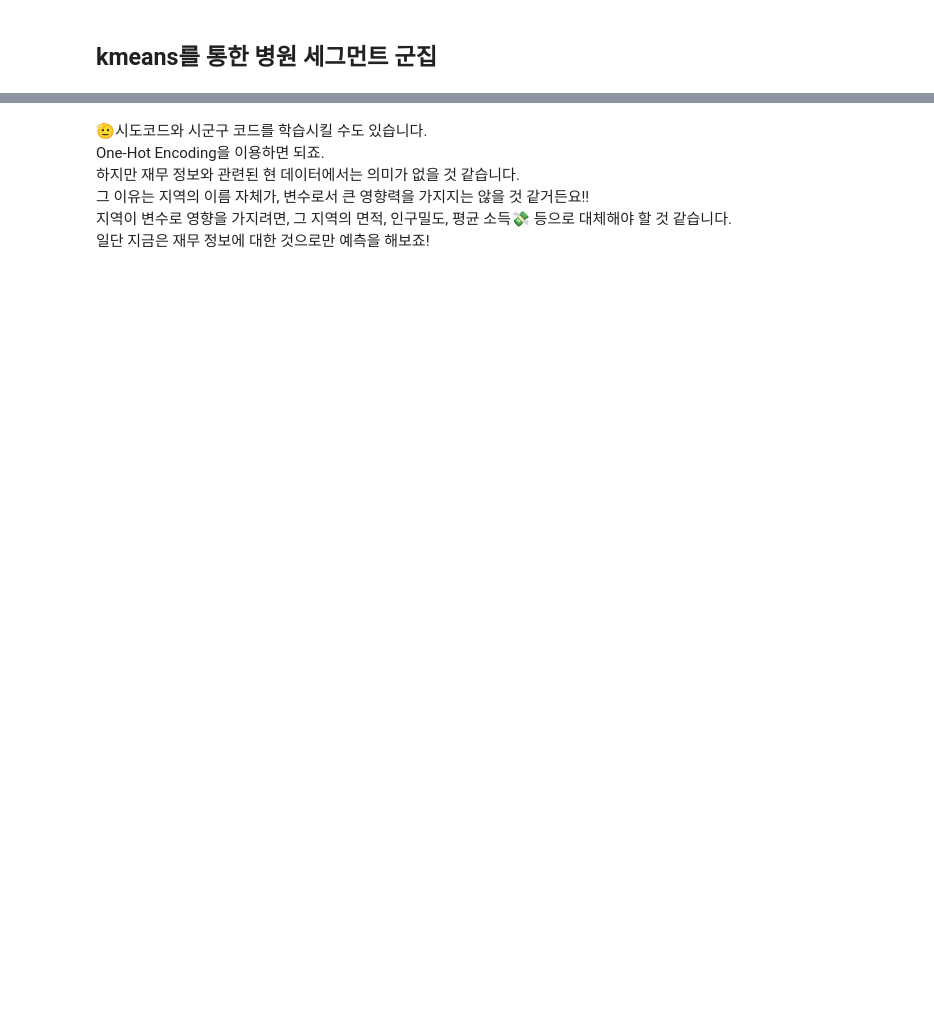
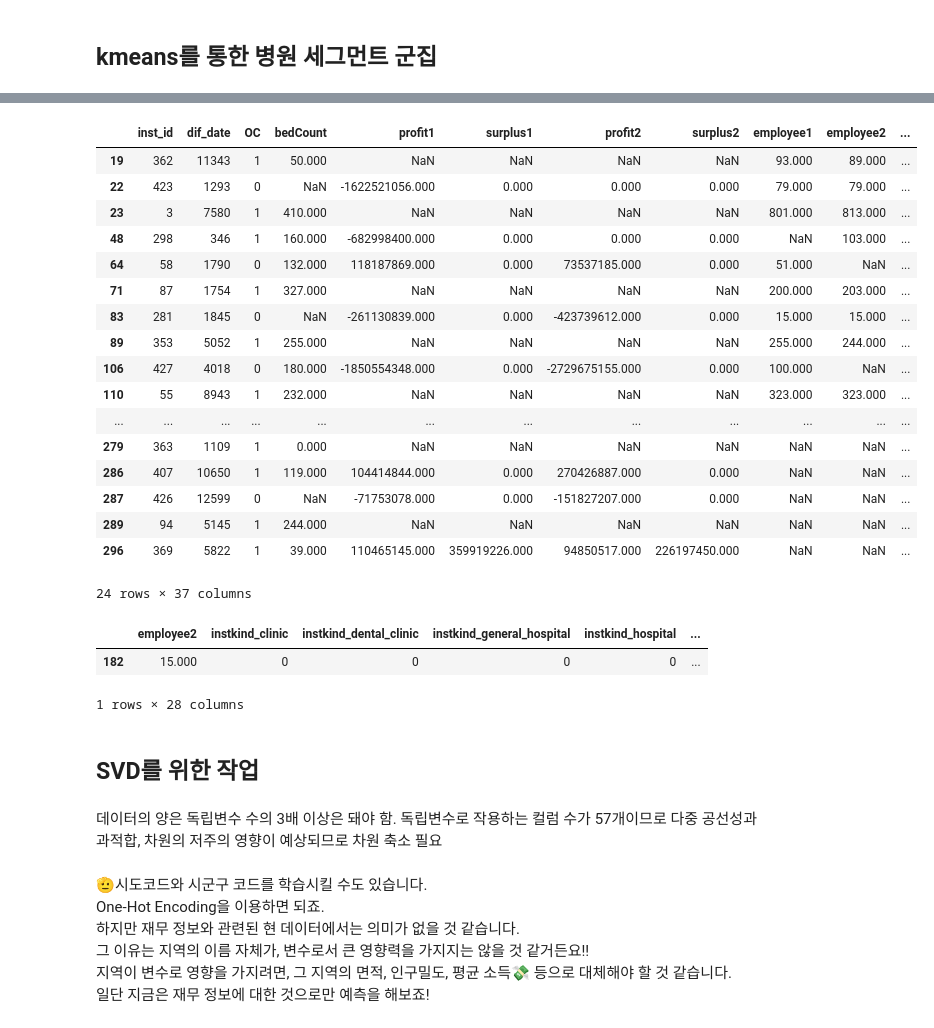
Before and after one commit to nyeokinyeoki/Gym_zalabim, a Jupyter notebook: hospital.ipynb, the cells around one changed output, grey strips where cells are left out. Drawn from its saved outputs; the diff is of its cells as text; code cells hidden in the pictures; blank space fills up the shorter version.

```diff
--- a/hospital.ipynb
+++ b/hospital.ipynb
@@ -93,5 +141,5 @@ df["instkind"].unique()
 # %%
-df_clst = df[["OC", "bedCount", "profit1", "surplus1", "profit2", "surplus2",
+df_clst = df[["inst_id","OC", "bedCount", "profit1", "surplus1", "profit2", "surplus2",
                   "employee1", "employee2", "instkind", "sido"]]
 
 df_clst.info()
@@ -216,8 +405,8 @@ def visualize_silhouette(cluster_lists, X_features):
 # %%
 scaler1 = MinMaxScaler()
 
-scalerX1 = scaler1.fit(df_kmeans.iloc[:,1:])
+scalerX1 = scaler1.fit(df_kmeans.iloc[:,3:])
 
-X_mmsc1 = scaler1.transform(df_kmeans.iloc[:,1:])
+X_mmsc1 = scaler1.transform(df_kmeans.iloc[:,3:])
 # %%
 visualize_silhouette([2,3,4,5,7,9,10,12,15], X_mmsc1)
@@ -225,5 +416,7 @@ visualize_silhouette([2,3,4,5,7,9,10,12,15], X_mmsc1)
 # %%
-clst_kmeans = KMeans(n_clusters=10, random_state=0, max_iter=500)
+clst_kmeans = KMeans(n_clusters=12, random_state=0, max_iter=500)
 
 model = clst_kmeans.fit(X_mmsc1)
 clst_label = model.labels_
+
+print(clst_label)
@@ -232,0 +466,4 @@ df_kmeans.tail()
+# %%
+# 재무 정보가 포함돼 있는 데이터 프레임에 클러스터링 넘버 삽입
+df_join_clst = pd.merge(df_clst, df_kmeans[["inst_id", "NumberOfCluster"]], how="left", left_on="inst_id", right_on="inst_id")
+df_join_clst.info()
@@ -233,3 +488,36 @@ df_kmeans.tail()
+# %%
+df_join_clst[df_join_clst.isna().any(axis=1)]
+# %% [output]
+|  | inst_id | dif_date | OC | bedCount | profit1 | surplus1 | profit2 | surplus2 | employee1 | employee2 | ... |
+| 19 | 362 | 11343 | 1 | 50.000 | NaN | NaN | NaN | NaN | 93.000 | 89.000 | ... |
+| 22 | 423 | 1293 | 0 | NaN | -1622521056.000 | 0.000 | 0.000 | 0.000 | 79.000 | 79.000 | ... |
+| 23 | 3 | 7580 | 1 | 410.000 | NaN | NaN | NaN | NaN | 801.000 | 813.000 | ... |
+| 48 | 298 | 346 | 1 | 160.000 | -682998400.000 | 0.000 | 0.000 | 0.000 | NaN | 103.000 | ... |
+| 64 | 58 | 1790 | 0 | 132.000 | 118187869.000 | 0.000 | 73537185.000 | 0.000 | 51.000 | NaN | ... |
+| 71 | 87 | 1754 | 1 | 327.000 | NaN | NaN | NaN | NaN | 200.000 | 203.000 | ... |
+| 83 | 281 | 1845 | 0 | NaN | -261130839.000 | 0.000 | -423739612.000 | 0.000 | 15.000 | 15.000 | ... |
+| 89 | 353 | 5052 | 1 | 255.000 | NaN | NaN | NaN | NaN | 255.000 | 244.000 | ... |
+| 106 | 427 | 4018 | 0 | 180.000 | -1850554348.000 | 0.000 | -2729675155.000 | 0.000 | 100.000 | NaN | ... |
+| 110 | 55 | 8943 | 1 | 232.000 | NaN | NaN | NaN | NaN | 323.000 | 323.000 | ... |
+| ... | ... | ... | ... | ... | ... | ... | ... | ... | ... | ... | ... |
+| 279 | 363 | 1109 | 1 | 0.000 | NaN | NaN | NaN | NaN | NaN | NaN | ... |
+| 286 | 407 | 10650 | 1 | 119.000 | 104414844.000 | 0.000 | 270426887.000 | 0.000 | NaN | NaN | ... |
+| 287 | 426 | 12599 | 0 | NaN | -71753078.000 | 0.000 | -151827207.000 | 0.000 | NaN | NaN | ... |
+| 289 | 94 | 5145 | 1 | 244.000 | NaN | NaN | NaN | NaN | NaN | NaN | ... |
+| 296 | 369 | 5822 | 1 | 39.000 | 110465145.000 | 359919226.000 | 94850517.000 | 226197450.000 | NaN | NaN | ... |
+24 rows × 37 columns
+# %%
+df_join_clst.groupby(by="NumberOfCluster", axis=1).iloc[:,3:9]
+# %% [output]
+|  | employee2 | instkind_clinic | instkind_dental_clinic | instkind_general_hospital | instkind_hospital | ... |
+| 182 | 15.000 | 0 | 0 | 0 | 0 | ... |
+1 rows × 28 columns
+# %% [markdown]
+## SVD를 위한 작업
+# %% [markdown]
+데이터의 양은 독립변수 수의 3배 이상은 돼야 함.
+독립변수로 작용하는 컬럼 수가 57개이므로 다중 공선성과 과적합, 차원의 저주의 영향이 예상되므로
+차원 축소 필요
 # %%
 # 결측치가 있는 컬럼 추출
 df_null = df_clst[df_clst.isna().any(axis=1)]
```
Also changed, not shown: parts of 22 cells of this notebook.
